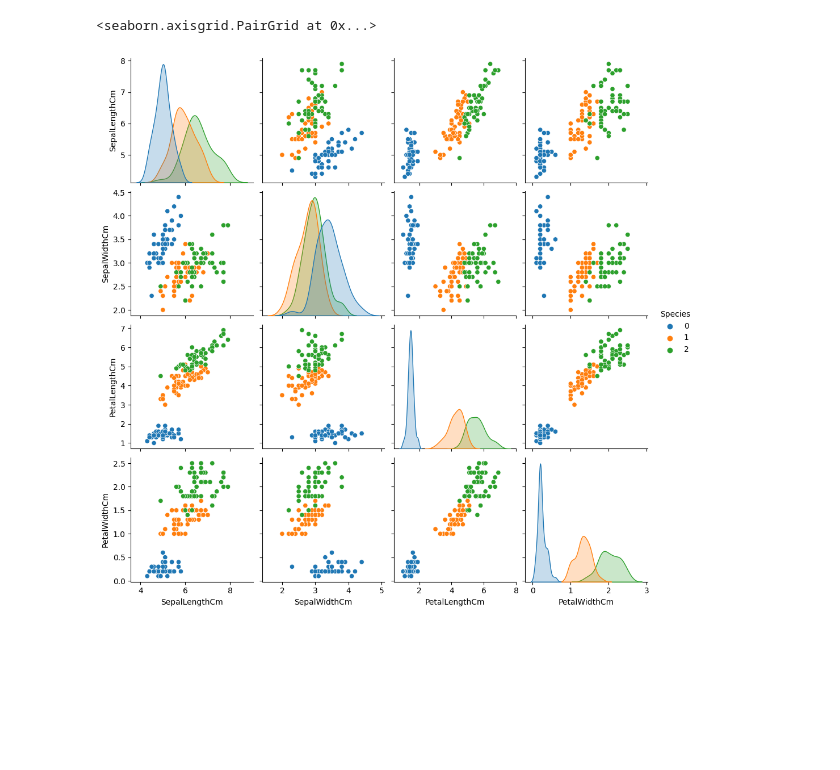
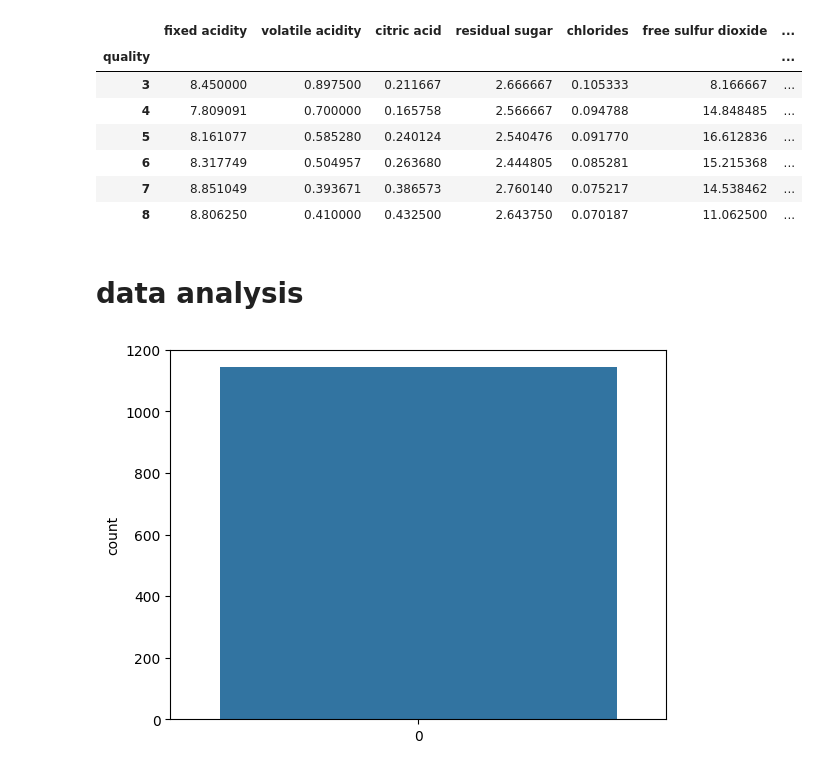
Before and after one commit to varsha7104/iris, a Jupyter notebook: notebook958ce77ff8.ipynb, the cells around one changed output. Drawn from its saved outputs; the diff is of its cells as text; code cells hidden in the pictures; blank space fills up the shorter version.

Commit message:
Kaggle Notebook | wine quality | Version 2

```diff
--- a/notebook958ce77ff8.ipynb
+++ b/notebook958ce77ff8.ipynb
@@ -21,2 +38,2 @@ import pandas as pd
 # %%
-df=pd.read_csv('/kaggle/input/iris/Iris.csv')
+data=pd.read_csv('/kaggle/input/wine-quality-dataset/WineQT.csv')
@@ -68,7 +110,15 @@ df
+# %%
+data.groupby('quality').mean()
+# %% [output]
+|  | fixed acidity | volatile acidity | citric acid | residual sugar | chlorides | free sulfur dioxide | ... |
+| quality |  |  |  |  |  |  | ... |
+| 3 | 8.450000 | 0.897500 | 0.211667 | 2.666667 | 0.105333 | 8.166667 | ... |
+| 4 | 7.809091 | 0.700000 | 0.165758 | 2.566667 | 0.094788 | 14.848485 | ... |
+| 5 | 8.161077 | 0.585280 | 0.240124 | 2.540476 | 0.091770 | 16.612836 | ... |
+| 6 | 8.317749 | 0.504957 | 0.263680 | 2.444805 | 0.085281 | 15.215368 | ... |
+| 7 | 8.851049 | 0.393671 | 0.386573 | 2.760140 | 0.075217 | 14.538462 | ... |
+| 8 | 8.806250 | 0.410000 | 0.432500 | 2.643750 | 0.070187 | 11.062500 | ... |
+# %% [markdown]
+# **data analysis**
 # %%
 import seaborn as sns
-# %%
-sns.pairplot(df[["SepalLengthCm","SepalWidthCm","PetalLengthCm","PetalWidthCm","Species"]],hue='Species')
-# %% [output]
-<seaborn.axisgrid.PairGrid at 0x...>
-[figure, removed]
@@ -74,0 +127,5 @@ sns.pairplot(df[["SepalLengthCm","SepalWidthCm","PetalLengthCm","PetalWidthCm","
+# %%
+sns.countplot(data['quality'])
+plt.show()
+# %% [output]
+[figure, added]
```
Also changed, not shown: parts of 47 cells of this notebook.
